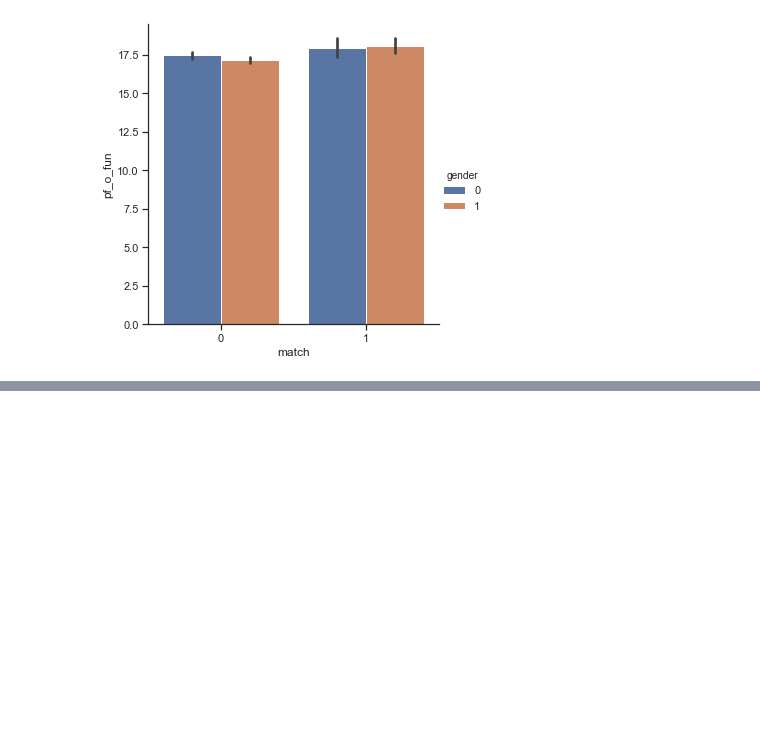
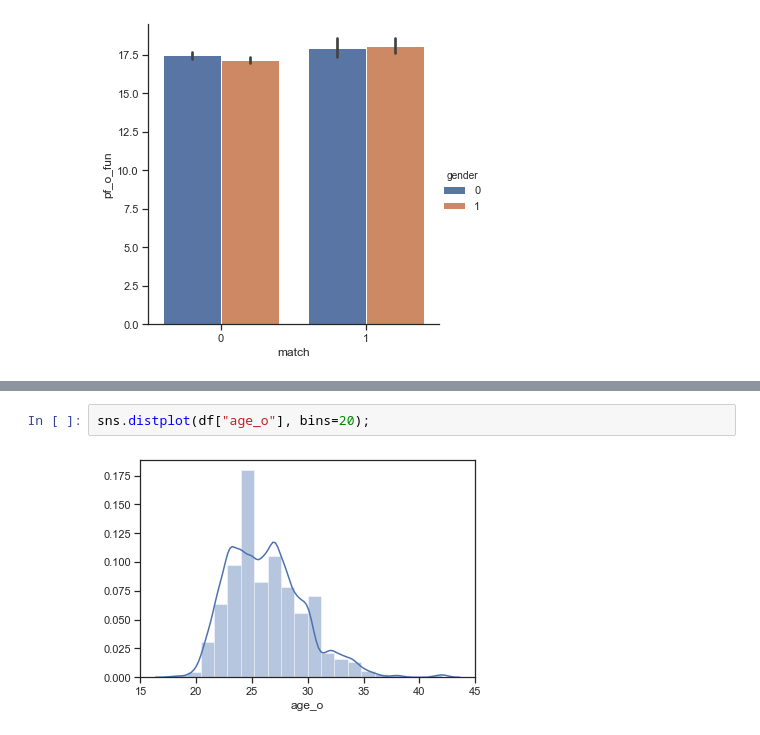
Before and after one commit to nodelkod/SpeedDatingJedha, a Jupyter notebook: SpeedDatingPlots.ipynb, the cells around one changed output, grey strips where cells are left out. Saved outputs shown, nothing was run; the diff lists cells and outputs as text; blank space fills up the shorter version.

```diff
--- a/SpeedDatingPlots.ipynb
+++ b/SpeedDatingPlots.ipynb
@@ -255,0 +218,4 @@ sns.catplot(x="gender", y="pf_o_sin", col="match", hue="age_o", kind="bar", data
+# %%
+sns.distplot(df["age_o"], bins=20);
+# %% [output]
+[figure, added]
```
Also changed, not shown: parts of 16 cells of this notebook, 1 other file.
